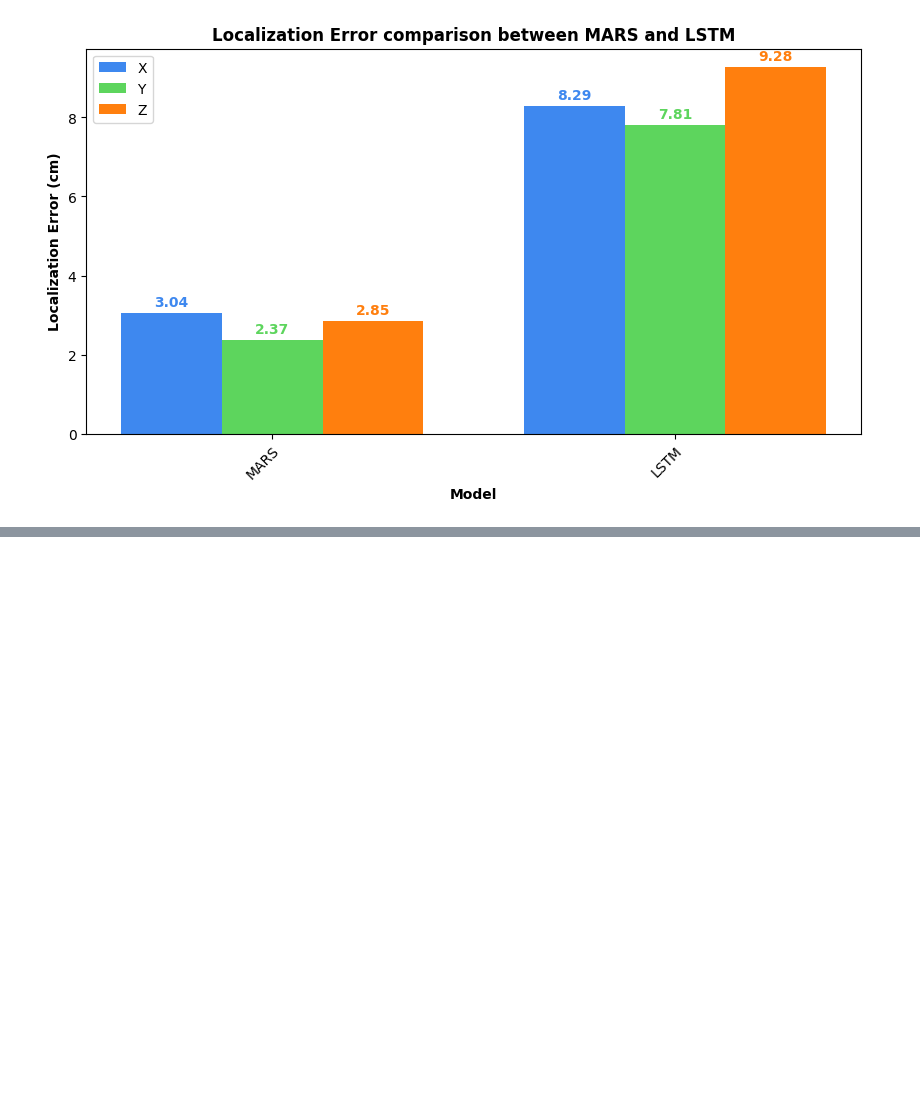
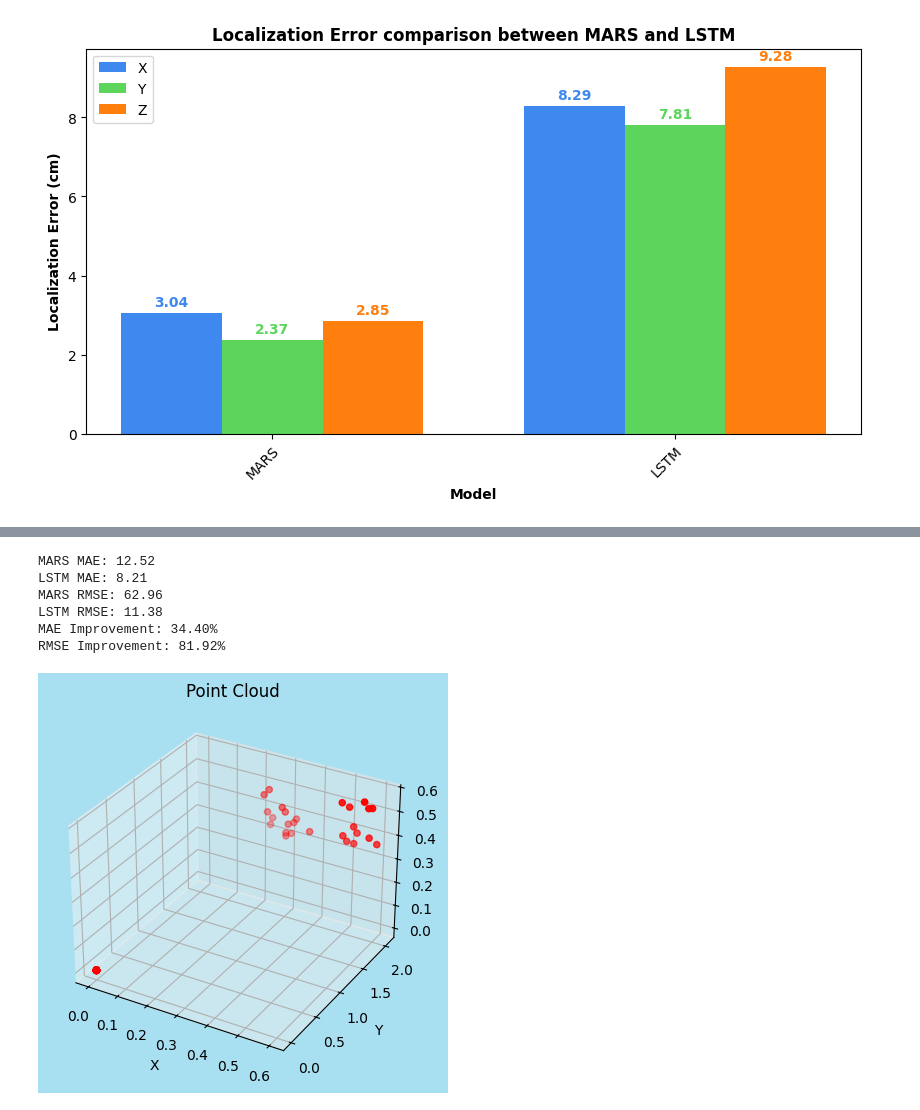
Before and after one commit to dansavastre/MARS_LSTM, a Jupyter notebook: data_processing.ipynb, the cells around one changed output, grey strips where cells are left out. Cells and saved outputs as stored; diff of their text form; code cells hidden in the pictures; blank space fills up the shorter version.

```diff
--- a/data_processing.ipynb
+++ b/data_processing.ipynb
@@ -145,0 +211,72 @@ plt.show(block=True)
+# %%
+# Improvement calculator
+mars  = np.loadtxt('models/Accuracy/MARS_accuracy_paper.txt')
+# lstm = np.load('models/Accuracy/LSTM_rsf_16_accuracy.npy')
+lstm = np.load('models/Accuracy/AST_Temporal_accuracy.npy')
+
+# MARS values
+# mars_mae = 5.87
+# mars_rmse = 8.10
+# Moving target dataset values
+mars_mae = 12.52
+mars_rmse = 62.96
+
+
+lstm_mae = lstm[-1,6]
+lstm_rmse = lstm[-1,7]
+
+mae_improvement = (mars_mae - lstm_mae) / mars_mae * 100
+rmse_improvement = (mars_rmse - lstm_rmse) / mars_rmse * 100
+
+# mae_improvement = lstm_mae / mars_mae * 100
+# rmse_improvement = lstm_rmse / mars_rmse * 100
+
+print(f'MARS MAE: {mars_mae:.2f}')
+print(f'LSTM MAE: {lstm_mae:.2f}')
+
+print(f'MARS RMSE: {mars_rmse:.2f}')
+print(f'LSTM RMSE: {lstm_rmse:.2f}')
+
+print(f'MAE Improvement: {mae_improvement:.2f}%')
+print(f'RMSE Improvement: {rmse_improvement:.2f}%')
+# %% [output]
+MARS MAE: 12.52
+LSTM MAE: 8.21
+MARS RMSE: 62.96
+LSTM RMSE: 11.38
+MAE Improvement: 34.40%
+RMSE Improvement: 81.92%
+# %%
+from mpl_toolkits.mplot3d import Axes3D
+
+import matplotlib.pyplot as plt
+
+# Load the feature maps and extract the point cloud data
+feature_maps = np.load('feature/featuremap_train.npy')
+
+
+point_cloud = feature_maps[163, :, :, :].reshape(64, 5)
+
+point_cloud_coords = point_cloud[:, :3]
+
+# Plot the point cloud in 3D space
+fig = plt.figure()
+ax = fig.add_subplot(111, projection='3d')
+
+# Set the background color to blue
+ax.set_facecolor('#A8E0F1')
+fig.patch.set_facecolor('#A8E0F1')
+
+# Plot the point cloud
+ax.scatter(point_cloud[:, 0], point_cloud_coords[:, 1], point_cloud_coords[:, 2], c='red', marker='o')
+
+# Set labels and title
+ax.set_xlabel('X')
+ax.set_ylabel('Y')
+ax.set_zlabel('Z')
+ax.set_title('Point Cloud')
+
+# Show the plot
+plt.show(block=True)
+# %% [output]
+[figure, added]
```
Also changed, not shown: parts of 3 cells of this notebook, 1 other file.
